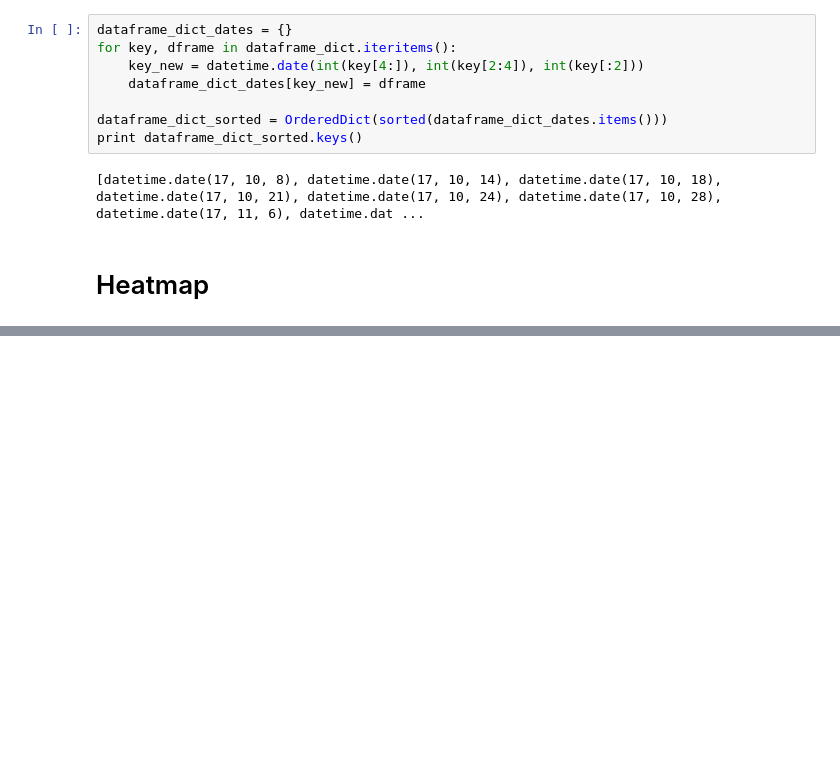
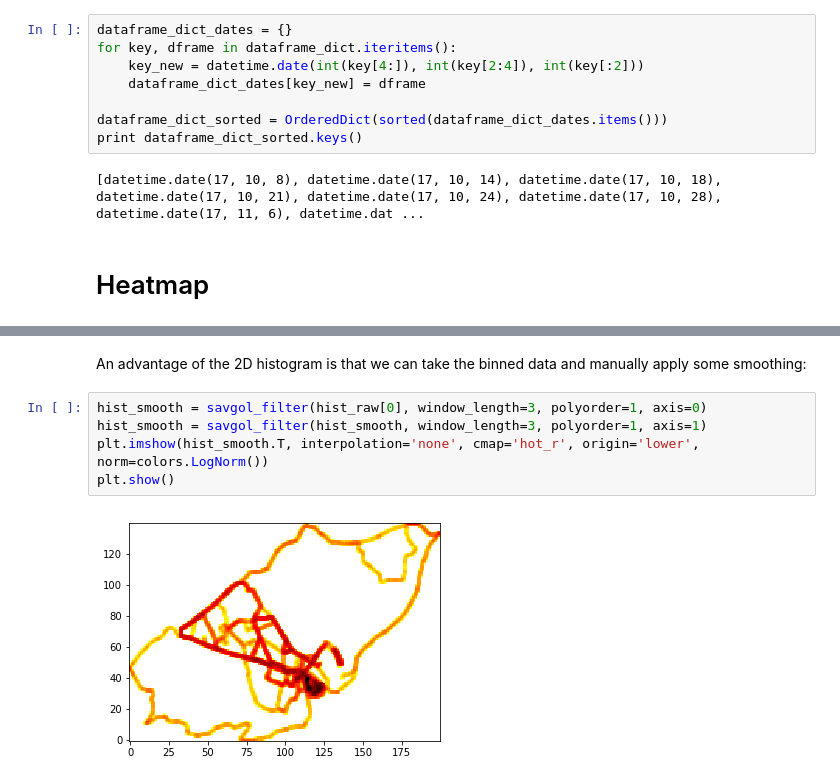
Before and after one commit to polzin-3/fitness-data, a Jupyter notebook: Gary_run_multi.ipynb, the cells around one changed output, grey strips where cells are left out. Cells and saved outputs as stored; diff of their text form; blank space fills up the shorter version.

```diff
--- a/Gary_run_multi.ipynb
+++ b/Gary_run_multi.ipynb
@@ -123,0 +123,9 @@ gmap.heatmap?
+# %% [markdown]
+An advantage of the 2D histogram is that we can take the binned data and manually apply some smoothing:
+# %%
+hist_smooth = savgol_filter(hist_raw[0], window_length=3, polyorder=1, axis=0)
+hist_smooth = savgol_filter(hist_smooth, window_length=3, polyorder=1, axis=1)
+plt.imshow(hist_smooth.T, interpolation='none', cmap='hot_r', origin='lower', norm=colors.LogNorm())
+plt.show()
+# %% [output]
+[figure, added]
```
Also changed, not shown: parts of 9 cells of this notebook.
